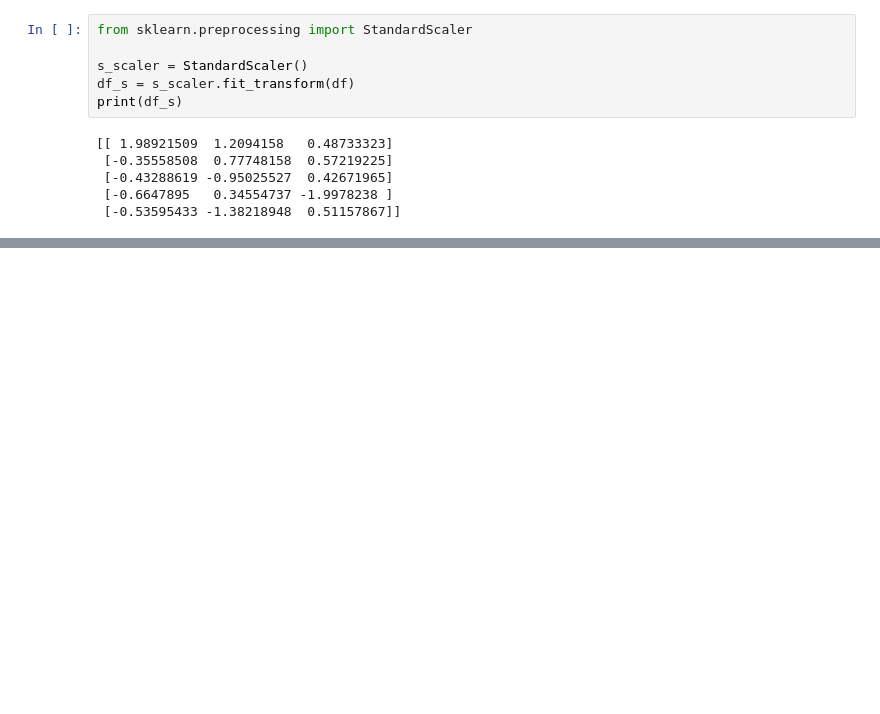
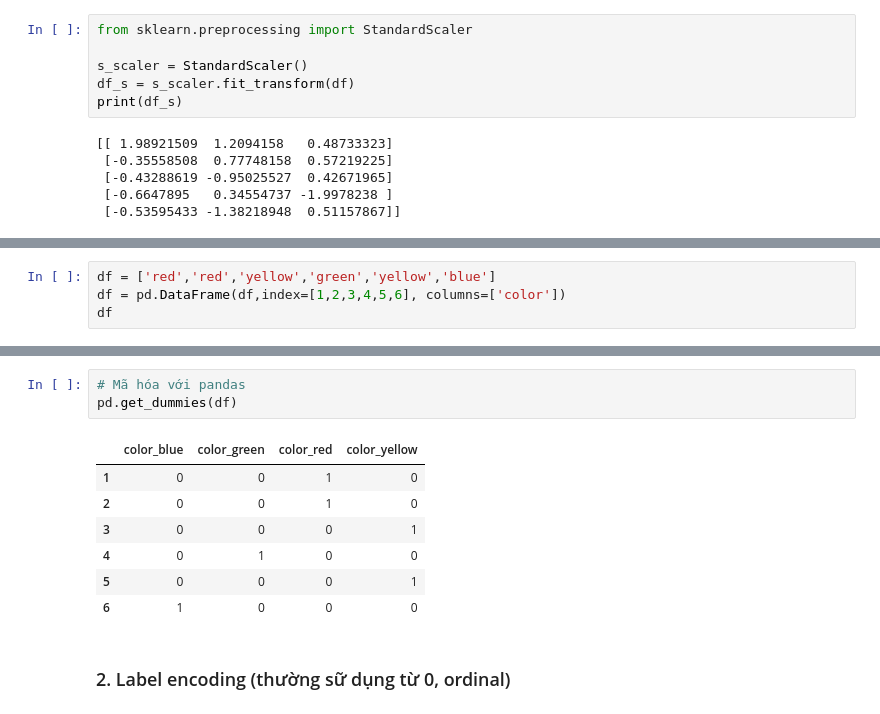
Before and after one commit to BIMSangDQ/BTVN, a Jupyter notebook: 221115_Tiền xử lý dữ liệu.ipynb, the cells around one changed output, grey strips where cells are left out. Cells and saved outputs as stored; diff of their text form; blank space fills up the shorter version.

```diff
--- a/221115_Tiền xử lý dữ liệu.ipynb
+++ b/221115_Tiền xử lý dữ liệu.ipynb
@@ -480,0 +565,4 @@ print(df_s)
+# %%
+df = ['red','red','yellow','green','yellow','blue']
+df = pd.DataFrame(df,index=[1,2,3,4,5,6], columns=['color'])
+df
@@ -480,0 +587,13 @@ print(df_s)
+# %%
+# Mã hóa với pandas
+pd.get_dummies(df)
+# %% [output]
+|  | color_blue | color_green | color_red | color_yellow |
+| 1 | 0 | 0 | 1 | 0 |
+| 2 | 0 | 0 | 1 | 0 |
+| 3 | 0 | 0 | 0 | 1 |
+| 4 | 0 | 1 | 0 | 0 |
+| 5 | 0 | 0 | 0 | 1 |
+| 6 | 1 | 0 | 0 | 0 |
+# %% [markdown]
+### 2. Label encoding (thường sữ dụng từ 0, ordinal)
```
Also changed, not shown: parts of 33 cells of this notebook.
